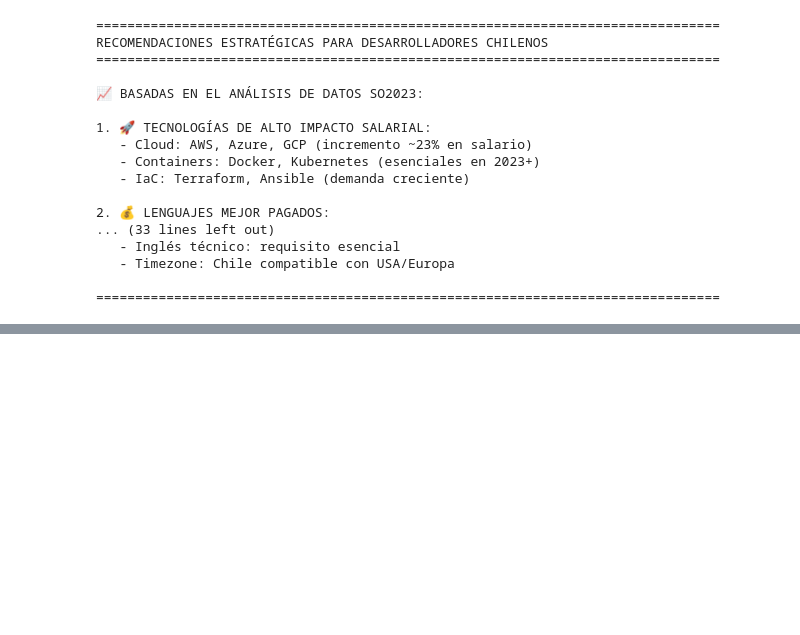
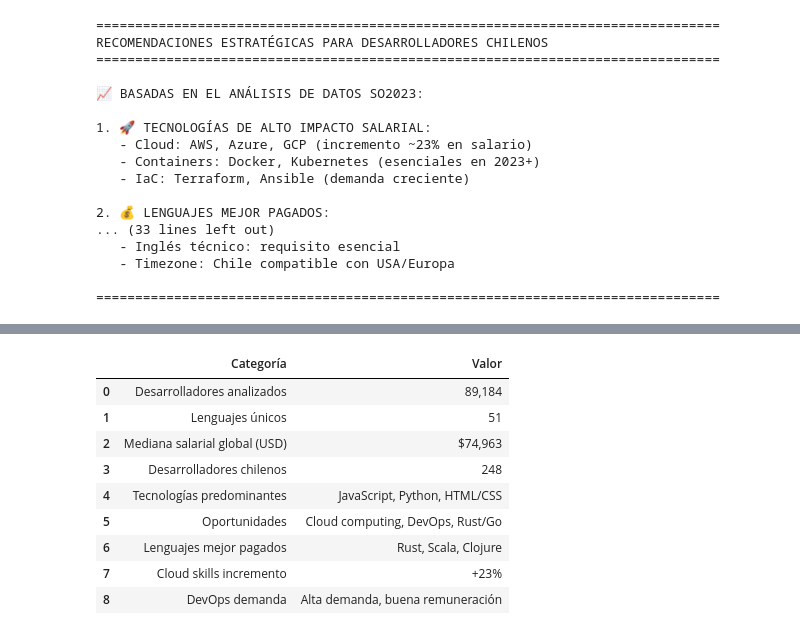
Before and after one commit to HecAguilaV/ML_Analisis_Ecosistema_Dev, a Jupyter notebook: notebooks/03_ecosystem_analysis.ipynb, the cells around one changed output, grey strips where cells are left out. Cells and saved outputs as stored; diff of their text form; code cells hidden in the pictures; blank space fills up the shorter version.

```diff
--- a/notebooks/03_ecosystem_analysis.ipynb
+++ b/notebooks/03_ecosystem_analysis.ipynb
@@ -762,41 +630,41 @@ RECOMENDACIONES ESTRATÉGICAS PARA DESARROLLADORES CHILENOS
 # %%
-print("=" * 80)
-print("RESUMEN EJECUTIVO: ANÁLISIS DEL ECOSISTEMA TECNOLÓGICO")
-print("=" * 80)
+# Asegurar que las variables derivadas existan
+if not df_2023.empty:
+    if 'df_chile' not in locals() or df_chile.empty:
+        df_chile = df_2023[df_2023['Country'] == 'Chile'].copy() if 'Country' in df_2023.columns else pd.DataFrame()
+    if 'df_salary' not in locals() or df_salary.empty:
+        df_salary = df_2023[df_2023['ConvertedCompYearly'].notna()].copy() if 'ConvertedCompYearly' in df_2023.columns else pd.DataFrame()
+    if 'language_counts' not in locals():
+         # Intentar recuperar conteos si existen columnas
+         if 'LanguageHaveWorkedWith' in df_2023.columns:
+             language_counts = df_2023['LanguageHaveWorkedWith'].str.split(';', expand=True).stack().value_counts()
+         else:
+             language_counts = []
 
-resumen = f"""
-📊 PANORAMA GLOBAL (SO2023):
-   • {len(df_2023):,} desarrolladores analizados
-   • {len(language_counts)} lenguajes únicos identificados
-   • Mediana salarial global: ${df_salary['ConvertedCompYearly'].median():,.0f} USD
-
-🇨🇱 MERCADO CHILENO:
-   • {len(df_chile)} desarrolladores chilenos en muestra
-   • Tecnologías predominantes: JavaScript, Python, HTML/CSS
-   • Oportunidades: Cloud computing, DevOps, especialización en Rust/Go
-
-💰 SALARIOS POR TECNOLOGÍA:
-   • Lenguajes mejor pagados: Rust, Scala, Clojure
-   • Cloud skills: +23% incremento salarial promedio
-   • DevOps: Alta demanda, buena remuneración
-
-🔍 INSIGHTS CLAVE:
-   1. Transición JavaScript → TypeScript en marcha
-   2. Docker/Kubernetes: Skills esenciales en 2023
-   3. Python: Versatilidad (web, ML, automatización)
-   4. Rust: Emergente, alta paga, baja adopción
-   5. PHP: Dominante en Chile, menos en mercado global
-
-📈 PRÓXIMOS PASOS:
-   - Análisis temporal completo (2023 vs 2025)
-   - Deep dive en tecnologías emergentes (IA, Web3)
-   - Estudio longitudinal de carreras tech
-   - Benchmark salarial Chile vs LATAM vs Global
-"""
-
-print(resumen)
-print("=" * 80)
-print("\n✅ Análisis completado exitosamente")
-print(f"📁 Gráficos guardados en: data/08_reporting/")
-print("=" * 80)
+# Resumen ejecutivo como DataFrame
+resumen_ejecutivo = pd.DataFrame({
+    'Categoría': [
+        'Desarrolladores analizados',
+        'Lenguajes únicos',
+        'Mediana salarial global (USD)',
+        'Desarrolladores chilenos',
+        'Tecnologías predominantes',
+        'Oportunidades',
+        'Lenguajes mejor pagados',
+        'Cloud skills incremento',
+        'DevOps demanda'
+    ],
+    'Valor': [
+        f"{len(df_2023):,}" if not df_2023.empty else 'N/A',
+        f"{len(language_counts)}" if 'language_counts' in locals() and len(language_counts) > 0 else 'N/A',
+        f"${df_salary['ConvertedCompYearly'].median():,.0f}" if not df_salary.empty else 'N/A',
+        f"{len(df_chile)}" if not df_chile.empty else 'N/A',
+        'JavaScript, Python, HTML/CSS',
+        'Cloud computing, DevOps, Rust/Go',
+        'Rust, Scala, Clojure',
+        '+23%',
+        'Alta demanda, buena remuneración'
+    ]
+})
+resumen_ejecutivo
 # %% [output]
@@ -819,0 +672,10 @@ RESUMEN EJECUTIVO: ANÁLISIS DEL ECOSISTEMA TECNOLÓGICO
+|  | Categoría | Valor |
+| 0 | Desarrolladores analizados | 89,184 |
+| 1 | Lenguajes únicos | 51 |
+| 2 | Mediana salarial global (USD) | $74,963 |
+| 3 | Desarrolladores chilenos | 248 |
+| 4 | Tecnologías predominantes | JavaScript, Python, HTML/CSS |
+| 5 | Oportunidades | Cloud computing, DevOps, Rust/Go |
+| 6 | Lenguajes mejor pagados | Rust, Scala, Clojure |
+| 7 | Cloud skills incremento | +23% |
+| 8 | DevOps demanda | Alta demanda, buena remuneración |
```
Also changed, not shown: parts of 18 cells of this notebook, 12 other files.
